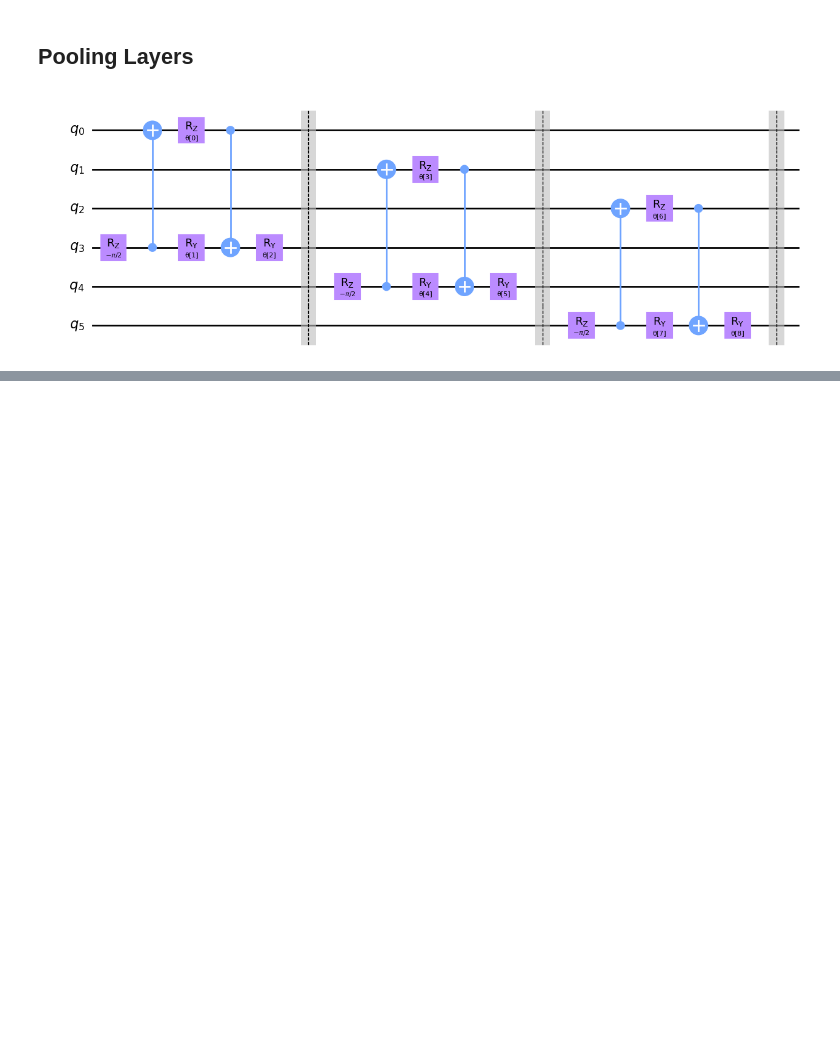
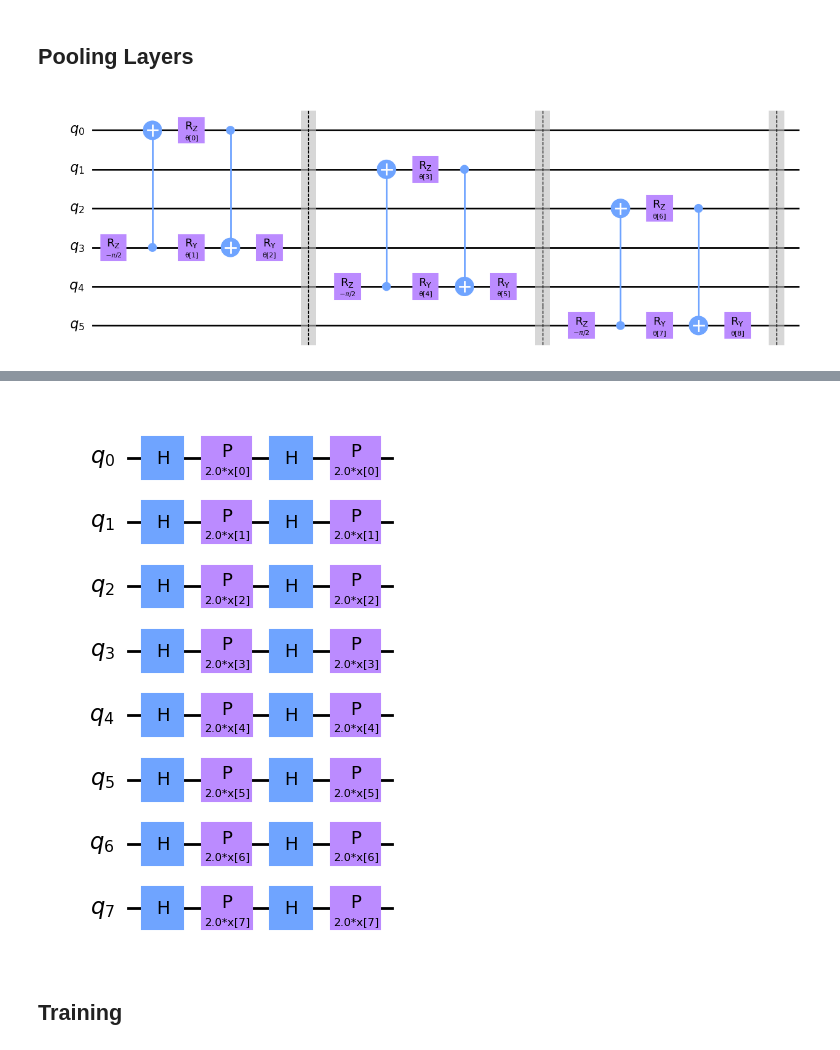
Before and after one commit to halcdev/qcnn, a Jupyter notebook: Subteam 2/QPL - Qis - JUP.ipynb, the cells around one changed output, grey strips where cells are left out. Cells and saved outputs as stored; diff of their text form; code cells hidden in the pictures; blank space fills up the shorter version.

```diff
--- a/Subteam 2/QPL - Qis - JUP.ipynb
+++ b/Subteam 2/QPL - Qis - JUP.ipynb
@@ -90,0 +184,7 @@ circuit.decompose().draw("mpl")
+# %%
+feature_map = ZFeatureMap(8)
+feature_map.decompose().draw("mpl")
+# %% [output]
+[figure, added]
+# %% [markdown]
+## Training
```
Also changed, not shown: parts of 12 cells of this notebook, 2 other files.
